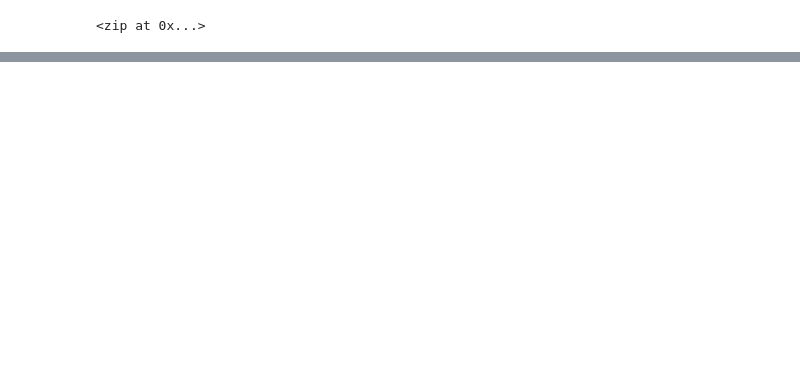
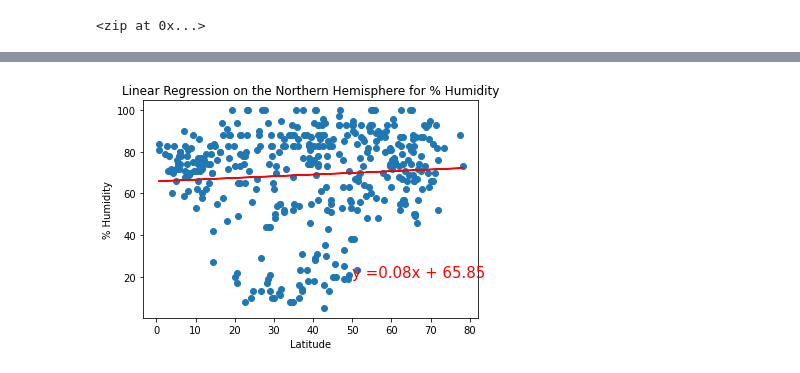
Before and after one commit to leah-braswell/World_Weather_Analysis, a Jupyter notebook: WeatherPy.ipynb, the cells around one changed output, grey strips where cells are left out. Cells and saved outputs as stored; diff of their text form; code cells hidden in the pictures; blank space fills up the shorter version.

```diff
--- a/WeatherPy.ipynb
+++ b/WeatherPy.ipynb
@@ -262,0 +328,11 @@ plt.show()
+# %%
+#Linear regression on Northern Hemisphere
+#set x values to Laititude and y values to Humidity
+x_values = northern_hemi_df['Lat']
+y_values = northern_hemi_df['Humidity']
+#run plot_linear_regression function and edit titme, y_label and text_coordinates for Max temp scatter
+plot_linear_regression(x_values, y_values,
+                       'Linear Regression on the Northern Hemisphere for % Humidity',
+                       '% Humidity', (50,20))
+# %% [output]
+[figure, added]
```
Also changed, not shown: parts of 21 cells of this notebook.
